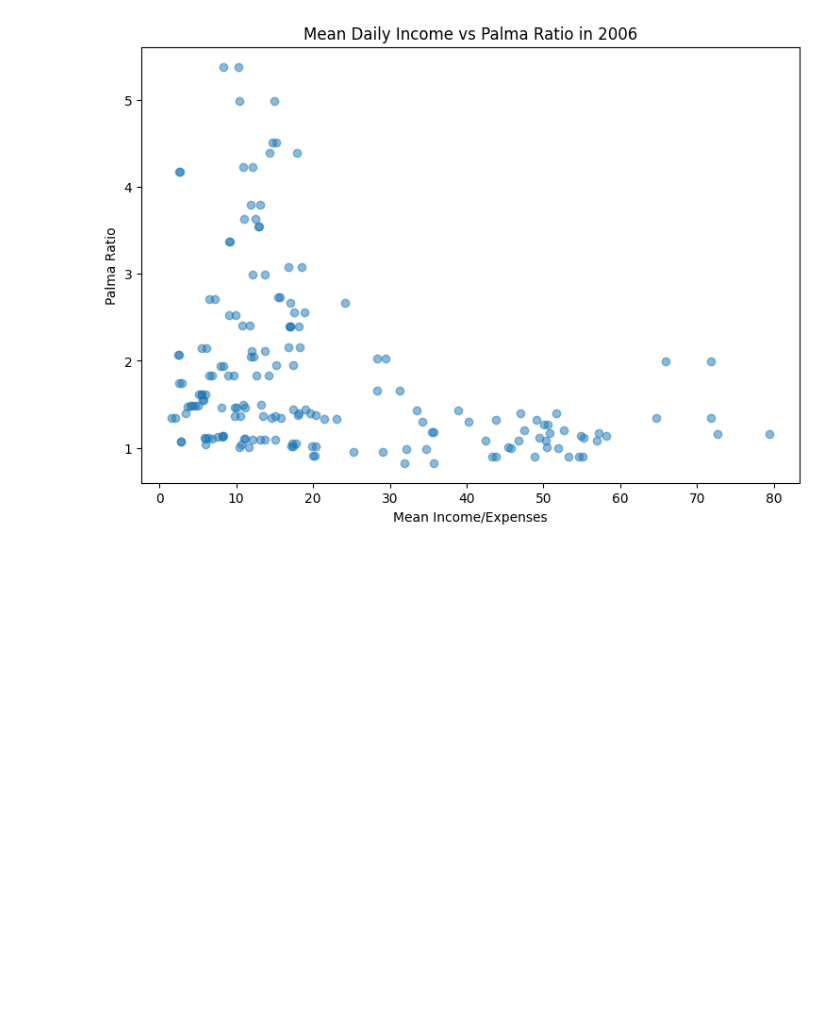
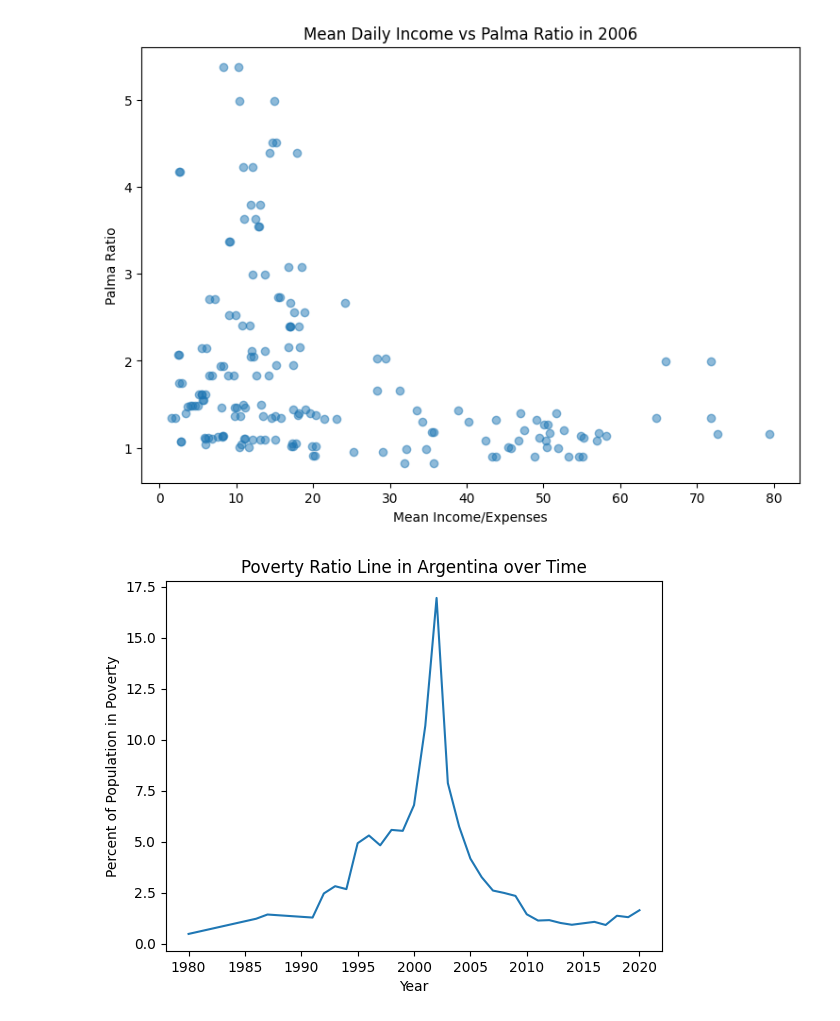
Before and after one commit to Matt-L-053124/FTI-World-Poverty-DSRP, a Jupyter notebook: Matthew_L_World_Poverty_Notebook.ipynb, the cells around one changed output. Cells and saved outputs as stored; diff of their text form; code cells hidden in the pictures; blank space fills up the shorter version.

Commit message:
Created more graphs - starting to form research question based off of info

```diff
--- a/Matthew_L_World_Poverty_Notebook.ipynb
+++ b/Matthew_L_World_Poverty_Notebook.ipynb
@@ -248,3 +248,20 @@ plt.ylabel("Palma Ratio")
 plt.show()
 # %% [output]
 [figure]
+# %%
+argentina_clean = df[(df["country"] == "Argentina") & (df["ppp_version"] == 2011) & (df["reporting_level"] == "urban")]
+
+argentina_sorted = argentina_clean.sort_values("year")
+
+x = argentina_sorted["year"]
+y = argentina_sorted["headcount_ratio_international_povline"]
+
+plt.plot(x,y)
+
+plt.title("Poverty Ratio Line in Argentina over Time")
+plt.xlabel("Year")
+plt.ylabel("Percent of Population in Poverty")
+
+plt.show()
+# %% [output]
+[figure, added]
```
Also changed, not shown: parts of 4 cells of this notebook.
